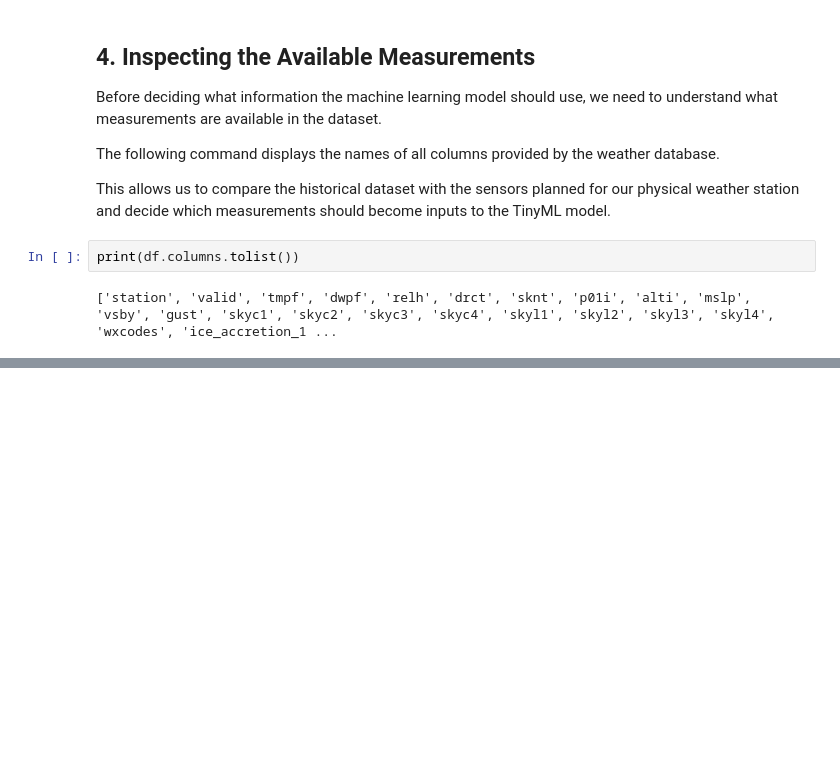
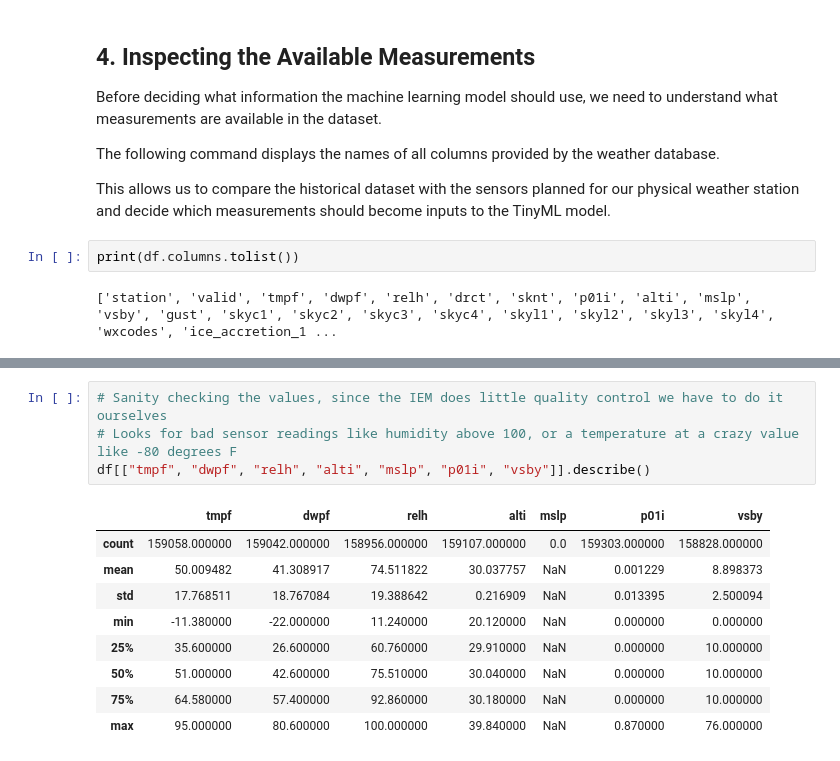
Before and after one commit to sadid-hassan/ESP32-TinyML-Weather-Prediction, a Jupyter notebook: notebooks/01_weather_data_exploration.ipynb, the cells around one changed output, grey strips where cells are left out. Saved outputs shown, nothing was run; the diff lists cells and outputs as text; blank space fills up the shorter version.

```diff
--- a/notebooks/01_weather_data_exploration.ipynb
+++ b/notebooks/01_weather_data_exploration.ipynb
@@ -167,0 +244,14 @@ print(df.columns.tolist())
+# %%
+# Sanity checking the values, since the IEM does little quality control we have to do it ourselves
+# Looks for bad sensor readings like humidity above 100, or a temperature at a crazy value like -80 degrees F
+df[["tmpf", "dwpf", "relh", "alti", "mslp", "p01i", "vsby"]].describe()
+# %% [output]
+|  | tmpf | dwpf | relh | alti | mslp | p01i | vsby |
+| count | 159058.000000 | 159042.000000 | 158956.000000 | 159107.000000 | 0.0 | 159303.000000 | 158828.000000 |
+| mean | 50.009482 | 41.308917 | 74.511822 | 30.037757 | NaN | 0.001229 | 8.898373 |
+| std | 17.768511 | 18.767084 | 19.388642 | 0.216909 | NaN | 0.013395 | 2.500094 |
+| min | -11.380000 | -22.000000 | 11.240000 | 20.120000 | NaN | 0.000000 | 0.000000 |
+| 25% | 35.600000 | 26.600000 | 60.760000 | 29.910000 | NaN | 0.000000 | 10.000000 |
+| 50% | 51.000000 | 42.600000 | 75.510000 | 30.040000 | NaN | 0.000000 | 10.000000 |
+| 75% | 64.580000 | 57.400000 | 92.860000 | 30.180000 | NaN | 0.000000 | 10.000000 |
+| max | 95.000000 | 80.600000 | 100.000000 | 39.840000 | NaN | 0.870000 | 76.000000 |
```
Also changed, not shown: parts of 9 cells of this notebook.
